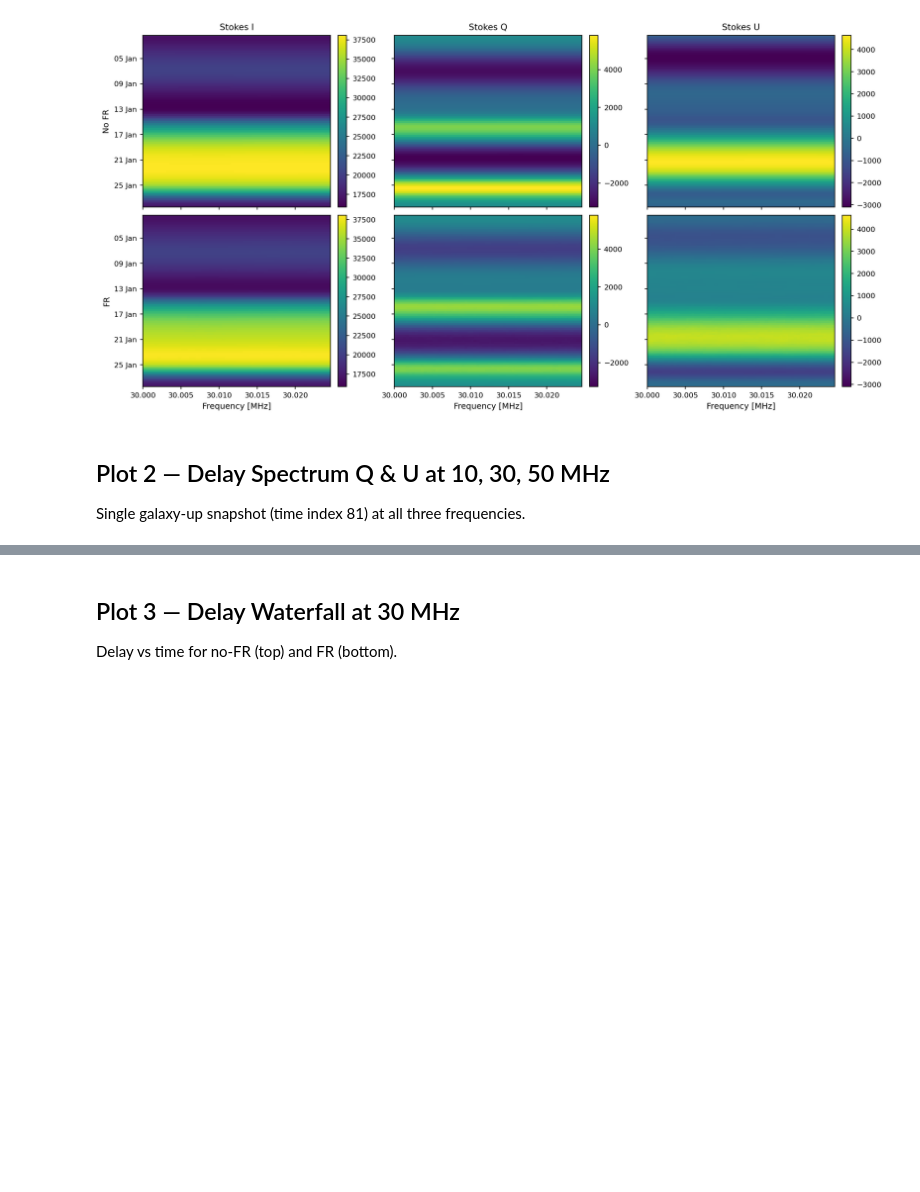
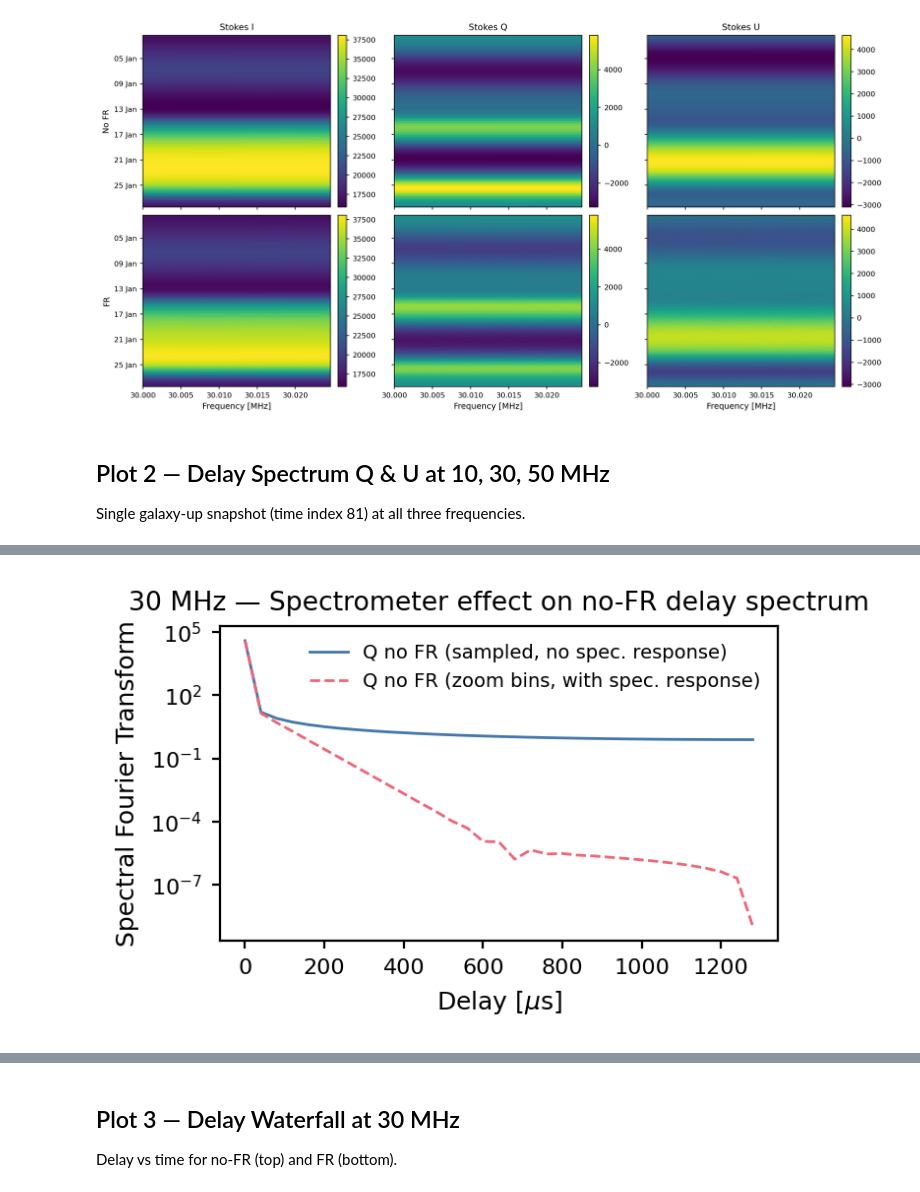
Before and after one commit to christianhbye/lusee_faraday, a Jupyter notebook: notebooks/faraday_results.ipynb, the cells around one changed output, grey strips where cells are left out. Saved outputs shown, nothing was run; the diff lists cells and outputs as text; code cells hidden in the pictures; blank space fills up the shorter version.

```diff
--- a/notebooks/faraday_results.ipynb
+++ b/notebooks/faraday_results.ipynb
@@ -131,0 +147,35 @@ plt.show()
+# %%
+from scipy.interpolate import interp1d
+
+d = sims[30]
+fz = d["freqs_zoom"]
+df = fz[1] - fz[0]
+tau = np.fft.rfftfreq(64, d=df)
+
+# Convolved zoom-bin data (what the spectrometer measures)
+Q_zoom = d["pQ_noFR_zoom"][I_GAL]
+# Raw spectrum sampled at zoom centers (no spectrometer response)
+Q_raw = d["pQ_noFR_raw"][I_GAL]
+freqs_raw = d["freqs_narrow_noFR"]
+Q_sampled = interp1d(freqs_raw, Q_raw)(fz)
+
+ft_zoom = np.abs(np.fft.rfft(Q_zoom))
+ft_samp = np.abs(np.fft.rfft(Q_sampled))
+
+fig, ax = plt.subplots(figsize=(3.45, 2.25), constrained_layout=True)
+ax.plot(tau, ft_samp, color=BLUE, ls="-", lw=1,
+        label="Q no FR (sampled, no spec. response)")
+ax.plot(tau, ft_zoom, color=RED, ls="--", lw=1,
+        label="Q no FR (zoom bins, with spec. response)")
+ax.set_yscale("log")
+ax.yaxis.set_major_locator(LogLocator(base=10.0, numticks=6))
+ax.yaxis.set_minor_locator(LogLocator(base=10.0, subs=range(2, 10),
+                                       numticks=12))
+ax.yaxis.set_minor_formatter(NullFormatter())
+ax.set_xlabel(r"Delay [$\mu$s]")
+ax.set_ylabel("Spectral Fourier Transform")
+ax.set_title("30 MHz — Spectrometer effect on no-FR delay spectrum")
+ax.legend(frameon=False, fontsize=7)
+plt.show()
+# %% [output]
+[figure, added]
```
Also changed, not shown: parts of 4 cells of this notebook.
